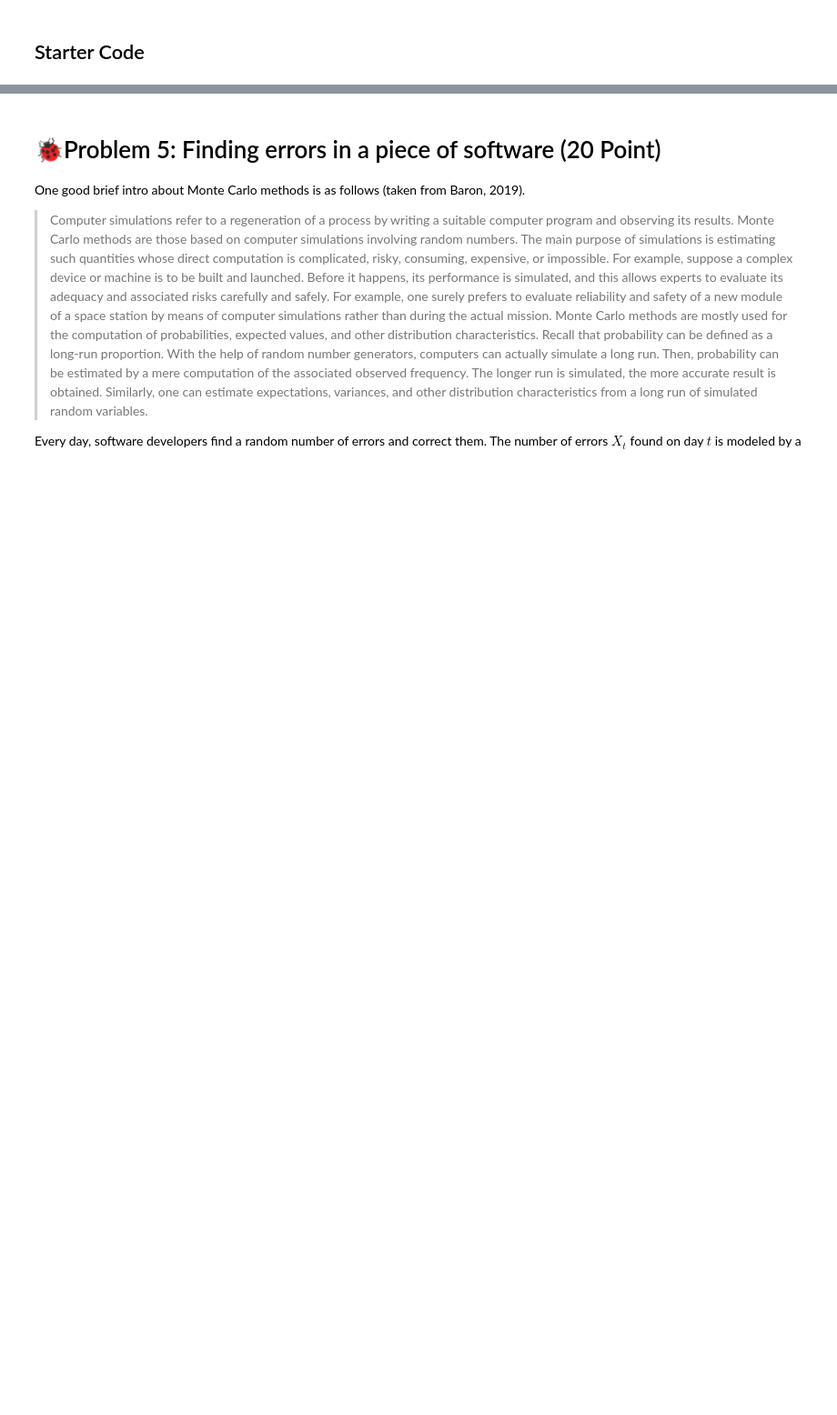
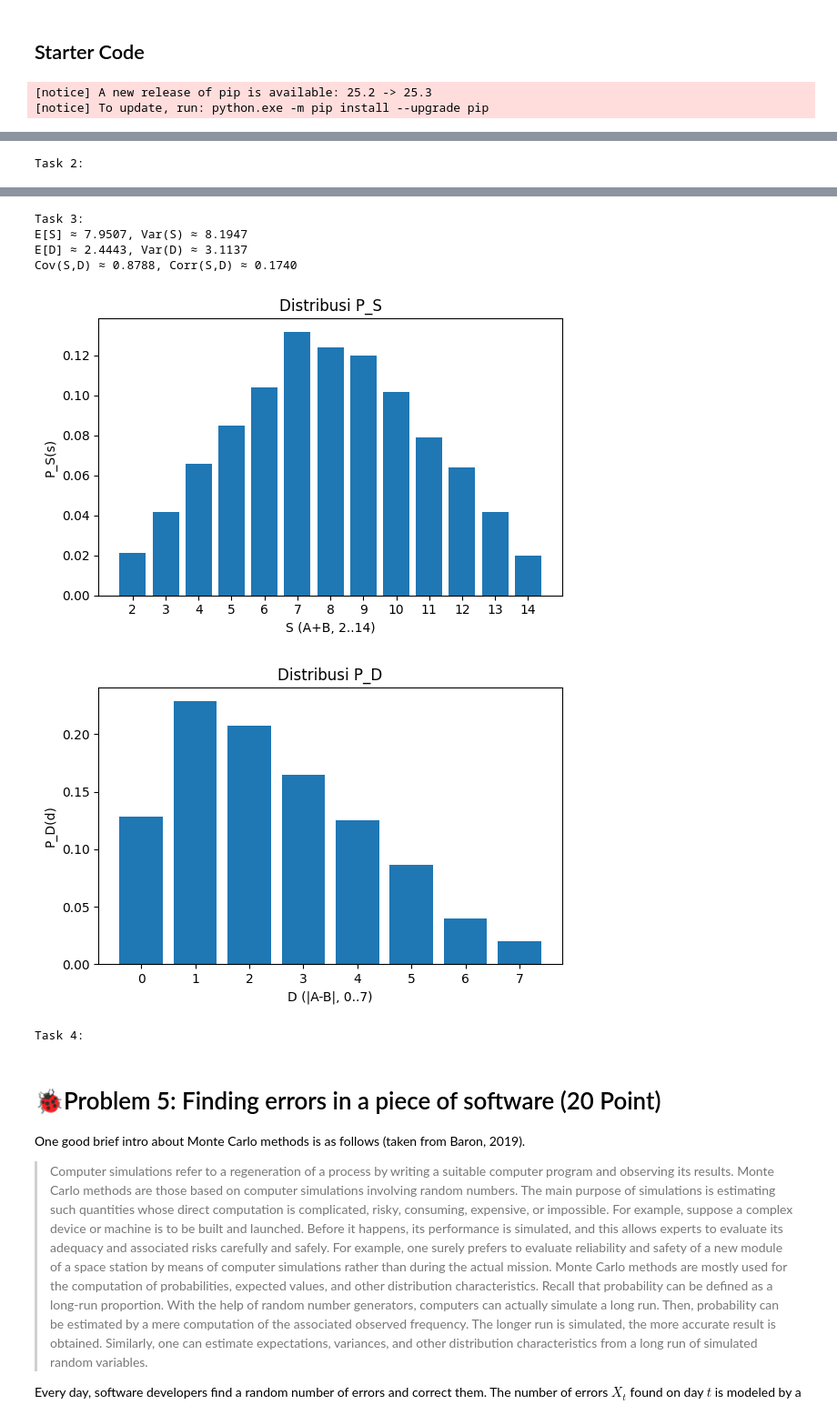
Before and after one commit to CerebrumCoder/TP1-StatProb, a Jupyter notebook: 2406495451_2406348282_2406408395_TP1.ipynb, the cells around one changed output, grey strips where cells are left out. Shown: that part at 91% size. Saved outputs shown, nothing was run; the diff lists cells and outputs as text; code cells hidden in the pictures; blank space fills up the shorter version.

```diff
--- a/2406495451_2406348282_2406408395_TP1.ipynb
+++ b/2406495451_2406348282_2406408395_TP1.ipynb
@@ -455,8 +590,13 @@ The designer wants to understand how these two outcomes behave jointly.
 # %% [markdown]
 ## Starter Code
 # %%
+%pip install -q pandas ipython
 import numpy as np
 import pandas as pd
+from IPython.display import display
+
+# Untuk display tabel yang rapi
+import matplotlib.pyplot as plt
 
 N = 10_000
 rng = np.random.default_rng(42)
@@ -470,12 +610,66 @@ S = A + B          # Sum
 D = np.abs(A - B)  # Absolute difference
 
 # TODO 1: Build joint frequency table of (S,D)
-# df = pd.DataFrame(...)
-# joint_counts = ...
-# joint_pmf = ...
+print("Task 1:")
+df = pd.DataFrame({
+    "S": S,
+    "D": D,
+})
 
-# TODO 2: Compute marginals P_S and P_D
+joint_counts = df.value_counts(["S", "D"]).unstack(fill_value=0).sort_index().sort_index(axis=1)
+joint_pmf = joint_counts / float(N)
+
+display(joint_pmf) # Opsional untuk tampilin tabel aja
+
+# TODO 2: Compute marginals P_S and P_D. Mencari marginal
+print("Task 2:")
+P_S = joint_pmf.sum(axis = 1)   # P(S=s) = ∑_d P(S=s, D=d)
+P_D = joint_pmf.sum(axis = 0)   # P(D=d) = ∑_s P(S=s, D=d)
+
+# sanity check: peluang menjumlah ke 1
+assert abs(joint_pmf.values.sum() - 1.0) < 1e-9
+assert abs(P_S.values.sum() - 1.0) < 1e-9
+assert abs(P_D.values.sum() - 1.0) < 1e-9
+
+# (opsional, tampilkan marginal)
+display(P_S.to_frame("P_S(s)"))
+display(P_D.to_frame("P_D(d)"))
 
 # TODO 3: Estimate E[S], E[D], Var(S), Var(D), Cov(S,D), Corr(S,D)
+print("Task 3:")
+# E[S], Var(S) dari marginal P_S
+ES = np.sum(P_S.index.values * P_S.values)                  # E[S] = ∑_s s * P(S=s)
+VarS = np.sum((P_S.index.values**2) * P_S.values) - ES**2   # Var(S) = ∑_s (s - E[S])^2 * P(S=s)
+
+# E[D], Var(D) dari marginal P_D
+ED = np.sum(P_D.index.values * P_D.values)
+VarD = np.sum((P_D.index.values**2) * P_D.values) - ED**2
+
+# E[SD] dari joint PMF, lalu Cov & Corr
+E_SD = 0.0
+for s, row in joint_pmf.iterrows():
+    for d, p in row.items():
+        E_SD += s * d * p
+
+CovSD = E_SD - (ES * ED)                     # Cov(S,D) = E[SD] - E[S]E[D]
+CorrSD = CovSD / np.sqrt(VarS * VarD)        # Corr(S,D) = Cov(S,D) / (σ_S * σ_D)
+
+print(f"E[S] ≈ {ES:.4f}, Var(S) ≈ {VarS:.4f}")
+print(f"E[D] ≈ {ED:.4f}, Var(D) ≈ {VarD:.4f}")
+print(f"Cov(S,D) ≈ {CovSD:.4f}, Corr(S,D) ≈ {CorrSD:.4f}")
+
+plt.figure(figsize=(6,4))
+plt.bar(P_S.index.astype(str), P_S.values)
+plt.xlabel("S (A+B, 2..14)"); plt.ylabel("P_S(s)"); plt.title("Distribusi P_S")
+plt.tight_layout(); plt.show()
+
+plt.figure(figsize=(6,4))
+plt.bar(P_D.index.astype(str), P_D.values)
+plt.xlabel("D (|A-B|, 0..7)"); plt.ylabel("P_D(d)"); plt.title("Distribusi P_D")
+plt.tight_layout(); plt.show()
 
 # TODO 4: Write your analysis in a Markdown cell
+print("Task 4:")
+# %% [output]
+[notice] A new release of pip is available: 25.2 -> 25.3
+[notice] To update, run: python.exe -m pip install --upgrade pip
@@ -481,0 +693 @@ D = np.abs(A - B)  # Absolute difference
+Task 2:
@@ -482,3 +719,10 @@ D = np.abs(A - B)  # Absolute difference
+Task 3:
+E[S] ≈ 7.9507, Var(S) ≈ 8.1947
+E[D] ≈ 2.4443, Var(D) ≈ 3.1137
+Cov(S,D) ≈ 0.8788, Corr(S,D) ≈ 0.1740
+[figure, added]
+[figure, added]
+Task 4:
 # %% [markdown]
 # 🐞Problem 5: Finding errors in a piece of software (20 Point)
 
```
Also changed, not shown: parts of 3 cells of this notebook.
